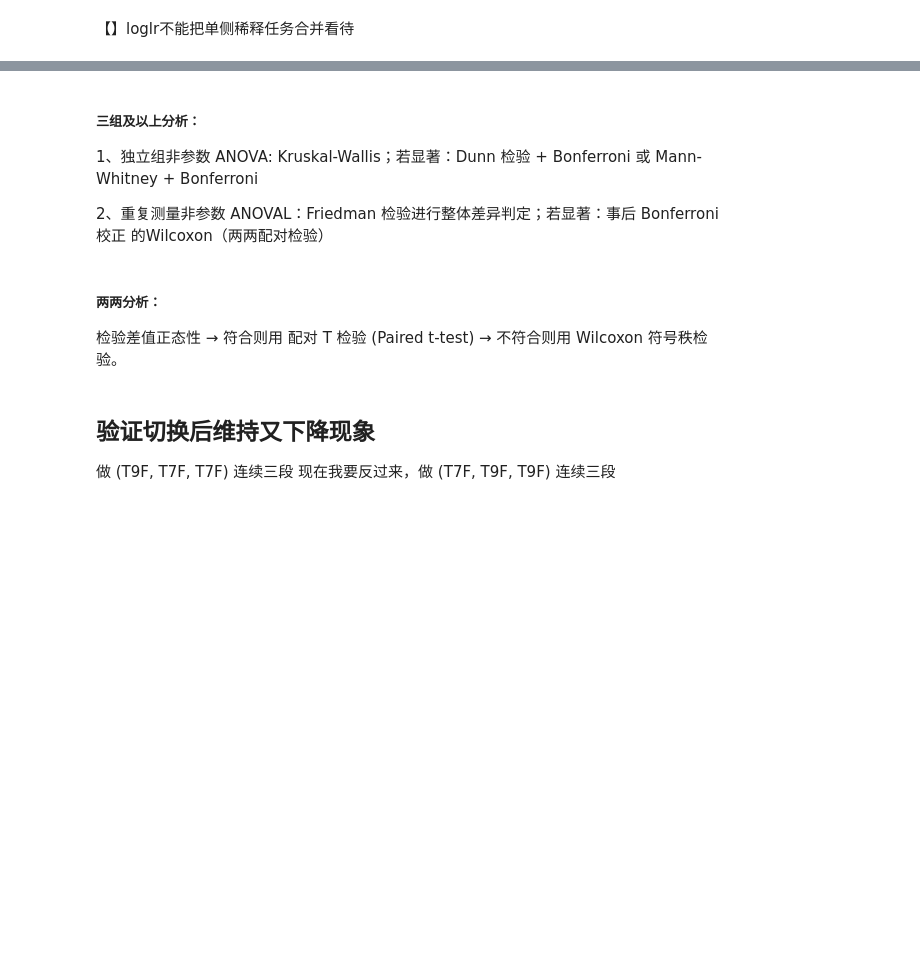
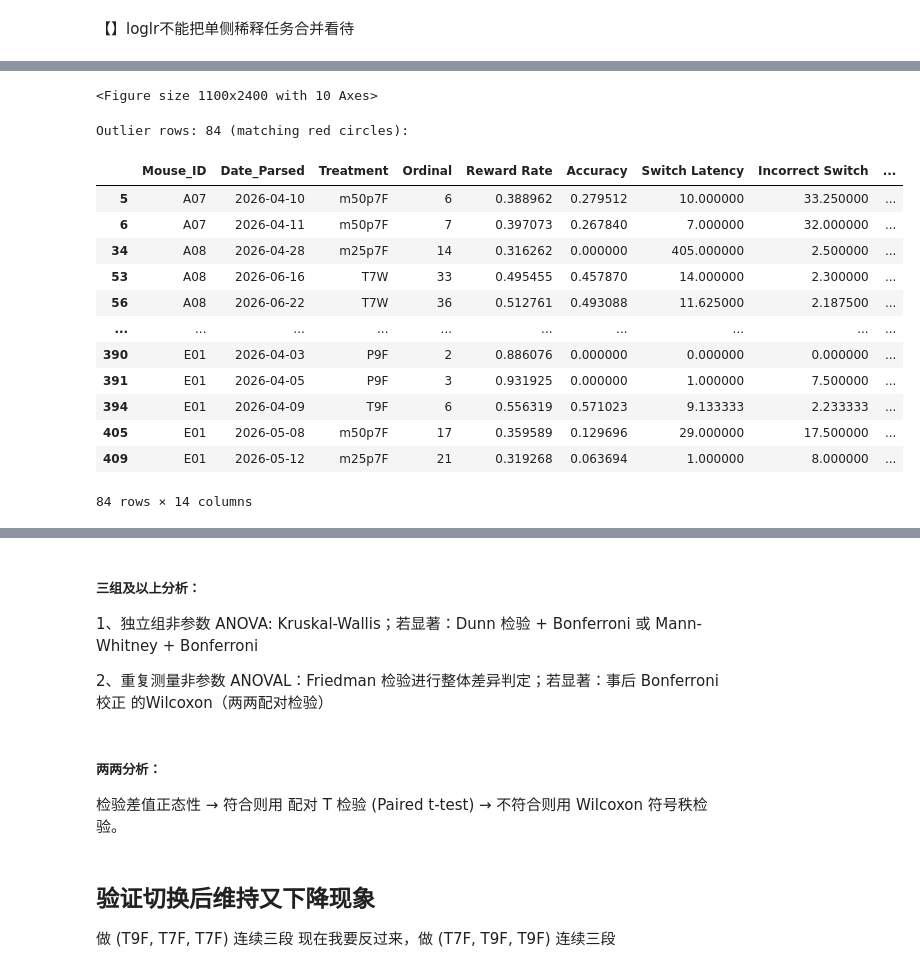
Before and after one commit to zyyk78/Beh_Ana, a Jupyter notebook: 3-main_AnaOfdata.ipynb, the cells around one changed output, grey strips where cells are left out. Cells and saved outputs as stored; diff of their text form; code cells hidden in the pictures; blank space fills up the shorter version.

```diff
--- a/3-main_AnaOfdata.ipynb
+++ b/3-main_AnaOfdata.ipynb
@@ -1335,0 +1403,64 @@ Data loaded! Alm and Arm merged into one group.
+# %%
+# ==============================================================================
+#  Per-mouse training trajectories: aligned by session order, one line per mouse
+#  (no convergence / no averaging). Red circles = outliers. Purpose: spot an
+#  abnormal single session for any mouse at a glance.
+#
+#  ordinal_mode:
+#    'session'    - number ALL sessions by date (across treatments; whole history)
+#    'cumulative' - same numbering as convergence plot (cumulative across blocks)
+#    'block'      - restart numbering within each consecutive same-treatment block
+# ==============================================================================
+import importlib, training_convergence as tc
+importlib.reload(tc)
+
+# ====== Parameters (edit as needed) =========================================
+STAGE      = 'Stage4'          # None = all; or 'Stage4' / ['Stage3','MPtest']
+DATE_START = '20260401'        # 'YYYYMMDD', '' = unlimited
+DATE_END   = '20261024'        # 'YYYYMMDD', '' = unlimited
+MICE       = None              # None = all mice; or ['C05','C06']
+METRICS_TM = [
+    'Reward Rate', 'Accuracy', 'Switch Latency', 'Incorrect Switch',
+    'Cumulative_Attempt_auc', 'Learning_auc', 'MeanRewardInterval_s',
+    'log_lr', 'avg_licks_after_reward', 'avg_licks_after_noreward',
+]
+ORDINAL_MODE      = 'session'
+HIGHLIGHT_OUTLIERS = True
+OUTLIER_IQR_K      = 3.0
+SAVE_DIR           = '/home/jyy/Documents/Beh_Ana_J/output/mouse_trajectories'
+
+# ====== Load & plot ==========================================================
+_fd = analyzer.filter_data(
+    stage=STAGE,
+    mouse_id=MICE,
+    start_date=DATE_START or None,
+    end_date=DATE_END or None,
+    label_name='trajectories',
+)
+print(f"Filtered sessions: {len(_fd)}  |  mice: {_fd['Mouse_ID'].nunique()}  |  mode={ORDINAL_MODE}")
+
+fig_traj, tidy_traj = tc.plot_mouse_trajectories(
+    _fd,
+    metrics=METRICS_TM,
+    ordinal_mode=ORDINAL_MODE,
+    highlight_outliers=HIGHLIGHT_OUTLIERS,
+    outlier_iqr_k=OUTLIER_IQR_K,
+    width=1100,
+    height_per_metric=240,
+    save_dir=SAVE_DIR,
+    save_name=f"trajectories_{ORDINAL_MODE}" + (f"_{STAGE}" if isinstance(STAGE,str) else ""),
+    verbose=True,
+)
+from IPython.display import display
+display(fig_traj)
+
+# ====== Outlier detail table =================================================
+_out = tidy_traj[[c for c in tidy_traj.columns if c.endswith('_outlier')]].any(axis=1)
+_out_rows = tidy_traj[_out].copy()
+if len(_out_rows):
+    _cols = ['Mouse_ID','Date_Parsed','Treatment','Ordinal'] + METRICS_TM
+    print(f"\nOutlier rows: {len(_out_rows)} (matching red circles):")
+    display(_out_rows[_cols].sort_values(['Mouse_ID','Ordinal']))
+else:
+    print("\nNo outliers")
+# %% [output]
@@ -1335,0 +1470,15 @@ Data loaded! Alm and Arm merged into one group.
+<Figure size 1100x2400 with 10 Axes>
+Outlier rows: 84 (matching red circles):
+|  | Mouse_ID | Date_Parsed | Treatment | Ordinal | Reward Rate | Accuracy | Switch Latency | Incorrect Switch | ... |
+| 5 | A07 | 2026-04-10 | m50p7F | 6 | 0.388962 | 0.279512 | 10.000000 | 33.250000 | ... |
+| 6 | A07 | 2026-04-11 | m50p7F | 7 | 0.397073 | 0.267840 | 7.000000 | 32.000000 | ... |
+| 34 | A08 | 2026-04-28 | m25p7F | 14 | 0.316262 | 0.000000 | 405.000000 | 2.500000 | ... |
+| 53 | A08 | 2026-06-16 | T7W | 33 | 0.495455 | 0.457870 | 14.000000 | 2.300000 | ... |
+| 56 | A08 | 2026-06-22 | T7W | 36 | 0.512761 | 0.493088 | 11.625000 | 2.187500 | ... |
+| ... | ... | ... | ... | ... | ... | ... | ... | ... | ... |
+| 390 | E01 | 2026-04-03 | P9F | 2 | 0.886076 | 0.000000 | 0.000000 | 0.000000 | ... |
+| 391 | E01 | 2026-04-05 | P9F | 3 | 0.931925 | 0.000000 | 1.000000 | 7.500000 | ... |
+| 394 | E01 | 2026-04-09 | T9F | 6 | 0.556319 | 0.571023 | 9.133333 | 2.233333 | ... |
+| 405 | E01 | 2026-05-08 | m50p7F | 17 | 0.359589 | 0.129696 | 29.000000 | 17.500000 | ... |
+| 409 | E01 | 2026-05-12 | m25p7F | 21 | 0.319268 | 0.063694 | 1.000000 | 8.000000 | ... |
+84 rows × 14 columns
```
Also changed, not shown: parts of 28 cells of this notebook, 32 other files.
